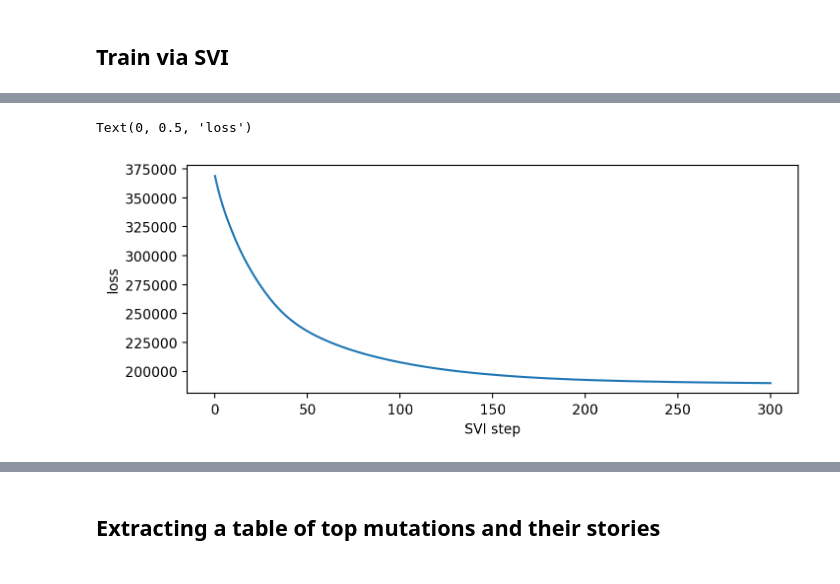
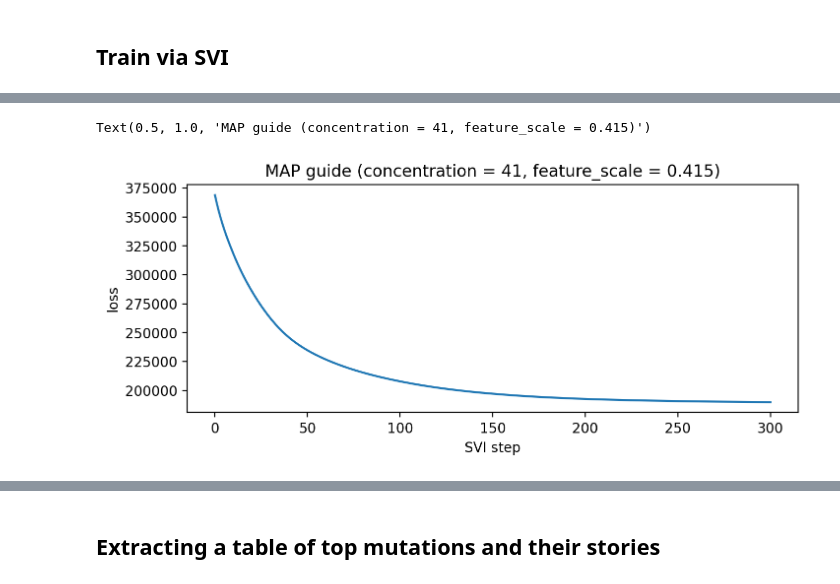
Before and after one commit to broadinstitute/pyro-cov, a Jupyter notebook: mutrans.ipynb, the cells around one changed output, grey strips where cells are left out. Saved outputs shown, nothing was run; the diff lists cells and outputs as text; code cells hidden in the pictures.

```diff
--- a/mutrans.ipynb
+++ b/mutrans.ipynb
@@ -49,5 +49,7 @@ map_fit = mutrans.fit_map(dataset)
 plt.figure(figsize=(8, 3))
 plt.plot(map_fit["losses"])
 plt.xlabel("SVI step")
-plt.ylabel("loss");
+plt.ylabel("loss")
+plt.title("MAP guide (concentration = {:0.3g}, feature_scale = {:0.3g})"
+          .format(map_fit["median"]["concentration"], map_fit["median"]["feature_scale"]));
 # %% [output]
@@ -65,5 +67,5 @@ Wall time: 1min 1s
-Text(0, 0.5, 'loss')
+Text(0.5, 1.0, 'MAP guide (concentration = 41, feature_scale = 0.415)')
-[figure, old version]
+[figure, new version]
 # %%
 %%time
 svi_fit = mutrans.fit_mf_svi(dataset)
```
Also changed, not shown: parts of 13 cells of this notebook, 9 other files.
